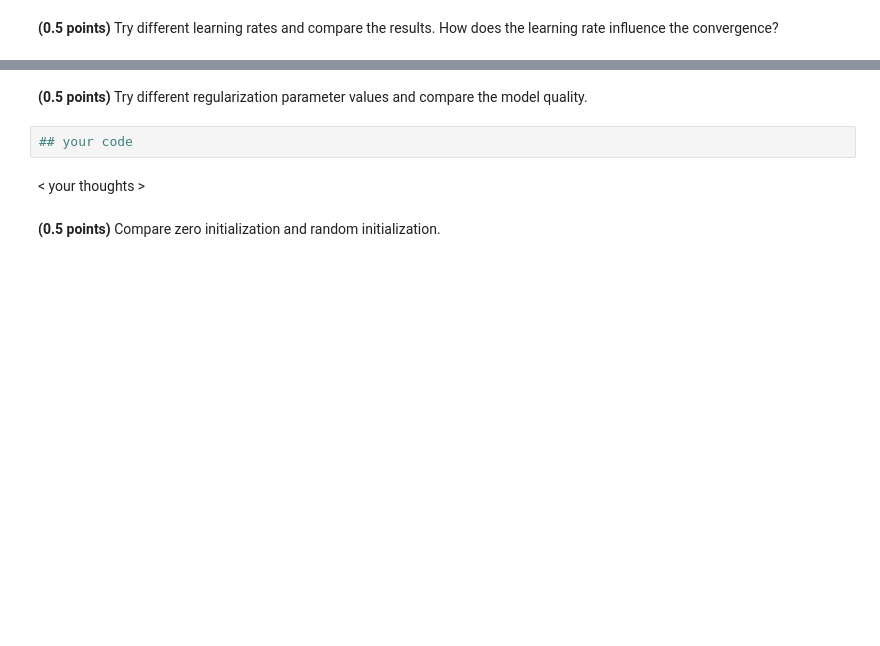
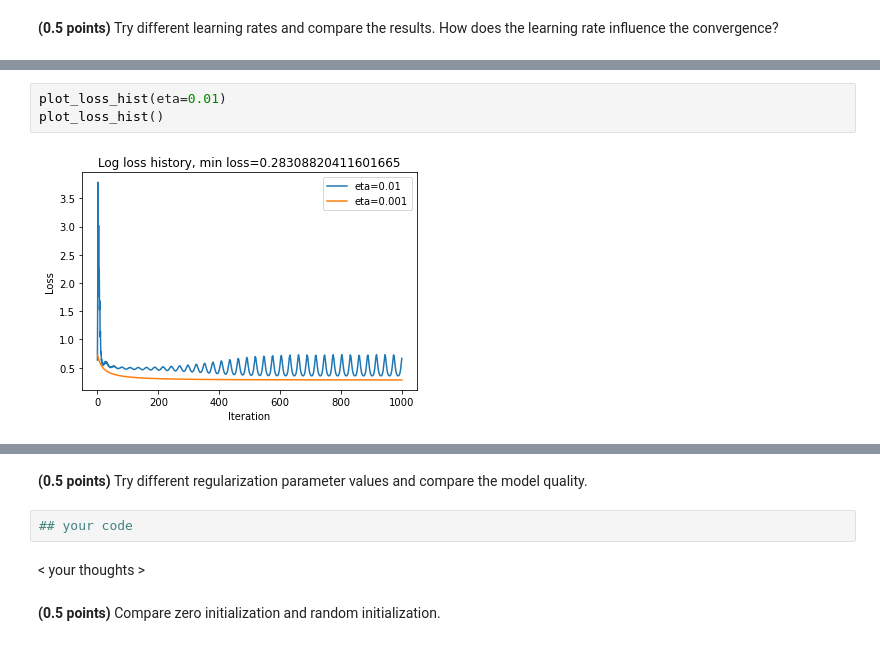
Before and after one commit to WioWio/ML-intro-Wio-2, a Jupyter notebook: hw_classification.ipynb, the cells around one changed output, grey strips where cells are left out. Cells and saved outputs as stored; diff of their text form; blank space fills up the shorter version.

```diff
--- a/hw_classification.ipynb
+++ b/hw_classification.ipynb
@@ -219,0 +210,5 @@ assert min(train_acc, test_acc) > 0.9
+# %%
+plot_loss_hist(eta=0.01)
+plot_loss_hist()
+# %% [output]
+[figure, added]
```
Also changed, not shown: parts of 12 cells of this notebook.
